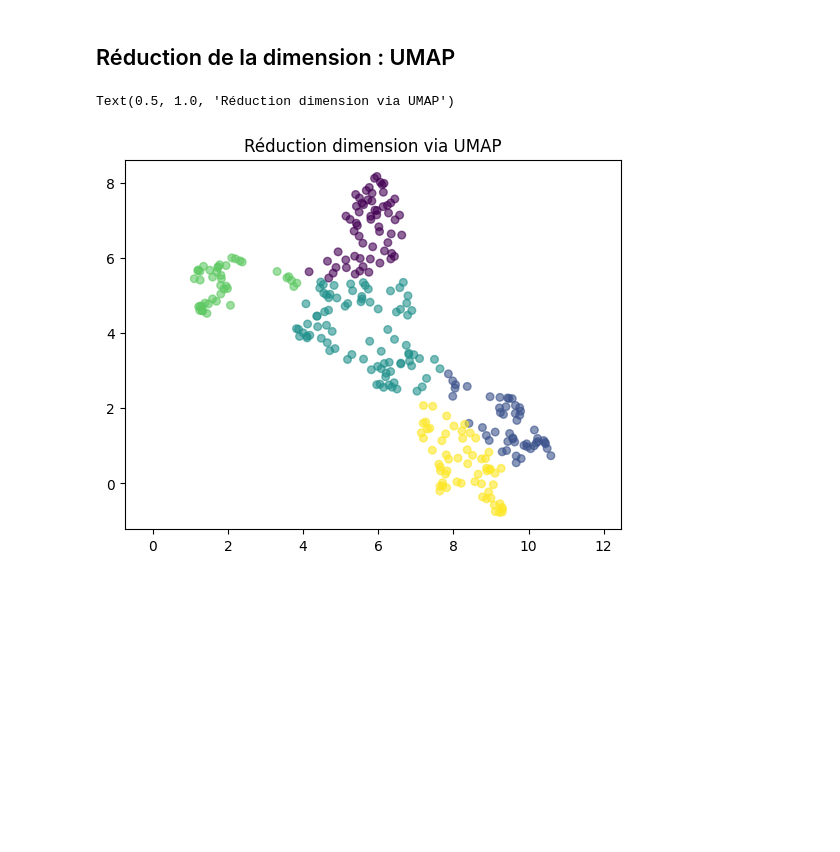
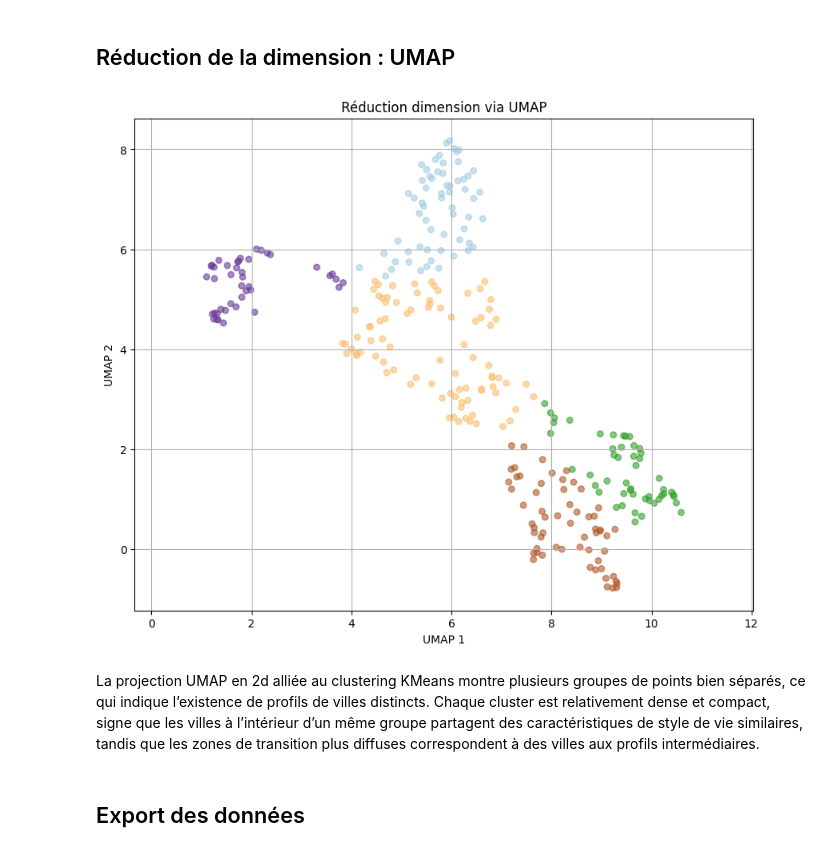
Before and after one commit to pgassai/projet_final, a Jupyter notebook: notebooks/umap.ipynb, the cells around one changed output. Saved outputs shown, nothing was run; the diff lists cells and outputs as text; code cells hidden in the pictures; blank space fills up the shorter version.

Commit message:
umap.ipynb : export des données 2d

```diff
--- a/notebooks/umap.ipynb
+++ b/notebooks/umap.ipynb
@@ -38,16 +38,23 @@ umap_result = umap_model.fit_transform(scaled_data)
 kmeans = KMeans(n_clusters=5, random_state=42)
 data['cluster'] = kmeans.fit_predict(umap_result)
 # %%
+plt.figure(figsize=(10,8))
 plt.scatter(
     umap_result[:, 0],
     umap_result[:, 1],
     c=data['cluster'],
     alpha=0.6,
-    s=30)
+    s=30,
+    cmap='Paired')
 plt.gca().set_aspect('equal', 'datalim')
-plt.xlabel('UMAP Component 1')
-plt.ylabel('UMAP Component 2')
+plt.xlabel('UMAP 1')
+plt.ylabel('UMAP 2')
 plt.title('Réduction dimension via UMAP')
+plt.grid(True)
+plt.show()
 # %% [output]
-Text(0.5, 1.0, 'Réduction dimension via UMAP')
-[figure, old version]
+[figure, new version]
+# %% [markdown]
+La projection UMAP en 2d alliée au clustering KMeans montre plusieurs groupes de points bien séparés, ce qui indique l’existence de profils de villes distincts. Chaque cluster est relativement dense et compact, signe que les villes à l’intérieur d’un même groupe partagent des caractéristiques de style de vie similaires, tandis que les zones de transition plus diffuses correspondent à des villes aux profils intermédiaires.
+# %% [markdown]
+## Export des données
```
Also changed, not shown: parts of 1 cell of this notebook.
